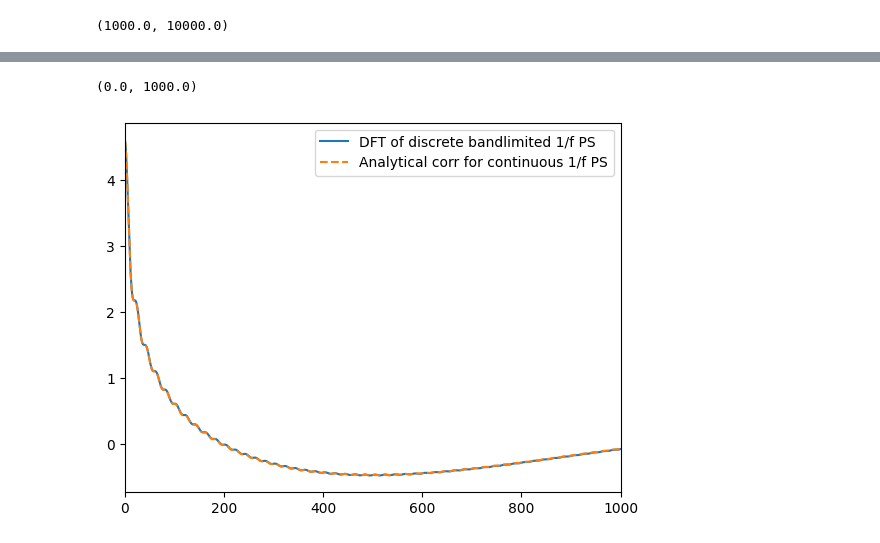
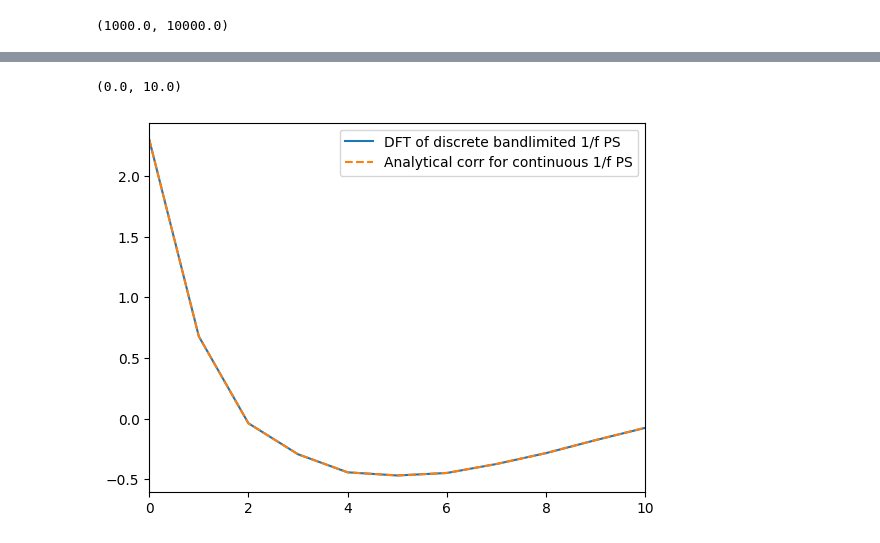
Before and after one commit to mohanagr/braindump, a Jupyter notebook: corr func flicker noise.ipynb, the cells around one changed output, grey strips where cells are left out. Cells and saved outputs as stored; diff of their text form; code cells hidden in the pictures.

```diff
--- a/corr func flicker noise.ipynb
+++ b/corr func flicker noise.ipynb
@@ -82,8 +67,8 @@ plt.plot(acf_dft*N/2)
 # %%
 plt.plot(acf_dft*N/2, label='DFT of discrete bandlimited 1/f PS')
 plt.plot(acf1,ls='--', label='Analytical corr for continuous 1/f PS')
 plt.legend()
-plt.xlim(0,1000)
+plt.xlim(0,10)
 # %% [output]
-(0.0, 1000.0)
+(0.0, 10.0)
-[figure, old version]
+[figure, new version]
```
Also changed, not shown: parts of 17 cells of this notebook, 2 other files.
